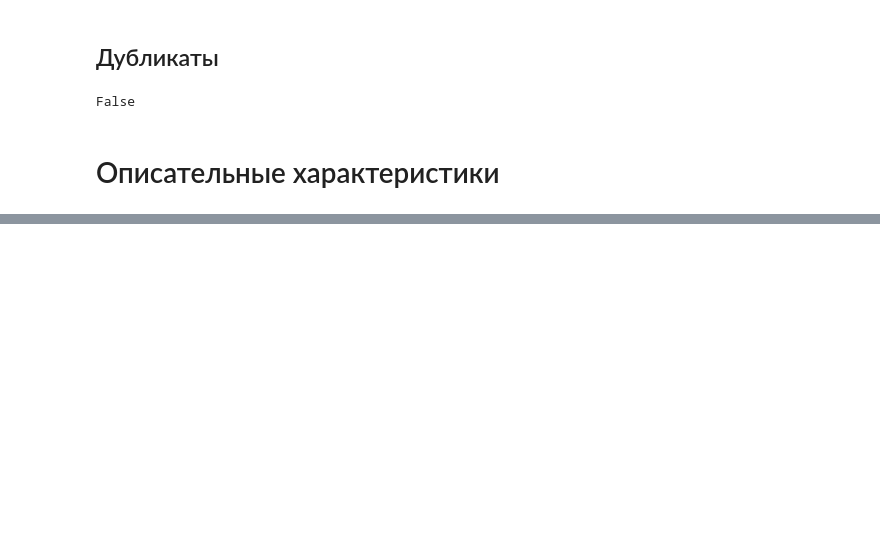
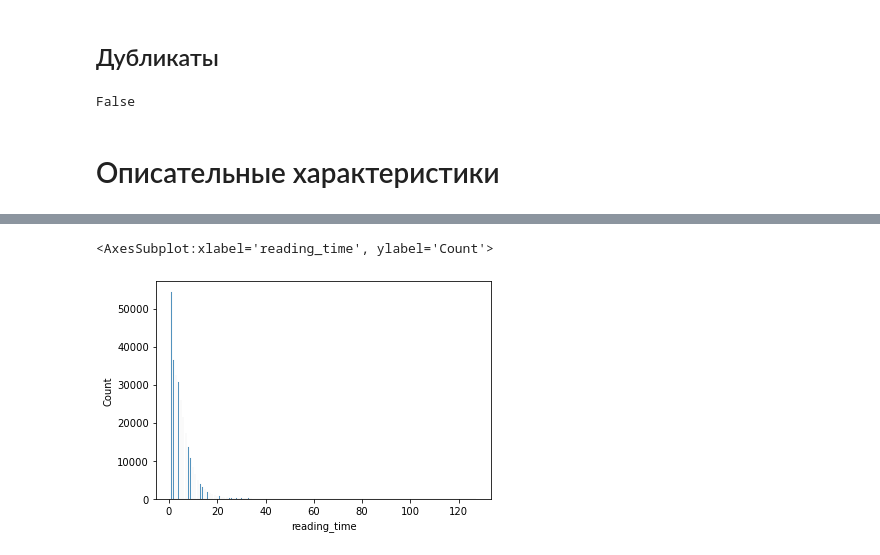
Before and after one commit to gelya01/hse-habr2024, a Jupyter notebook: eda.ipynb, the cells around one changed output, grey strips where cells are left out. Cells and saved outputs as stored; diff of their text form; code cells hidden in the pictures; blank space fills up the shorter version.

```diff
--- a/eda.ipynb
+++ b/eda.ipynb
@@ -86,0 +303,5 @@ False
+# %%
+sns.histplot(df['reading_time'])
+# %% [output]
+<AxesSubplot:xlabel='reading_time', ylabel='Count'>
+[figure, added]
```
Also changed, not shown: parts of 70 cells of this notebook.
